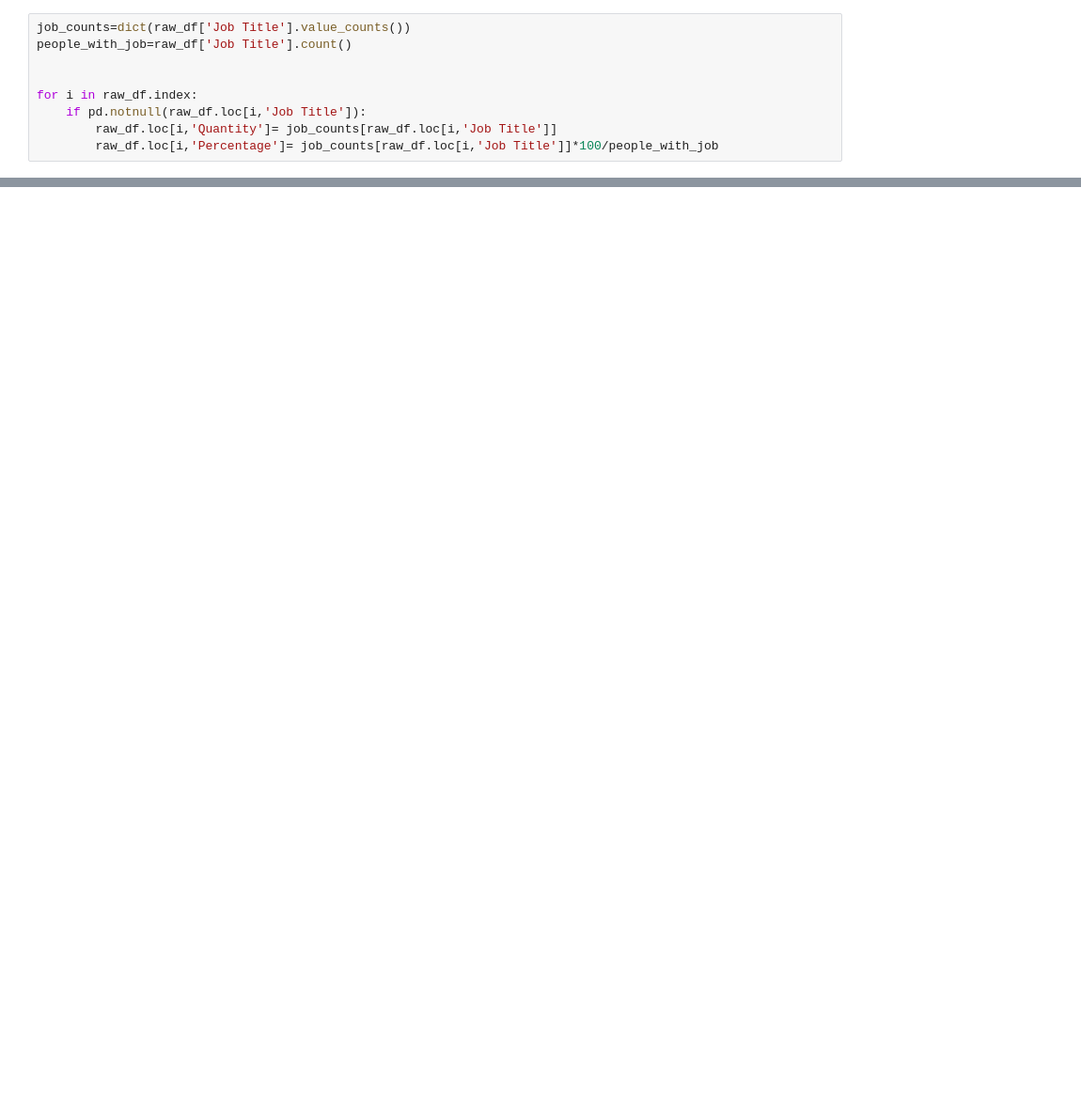
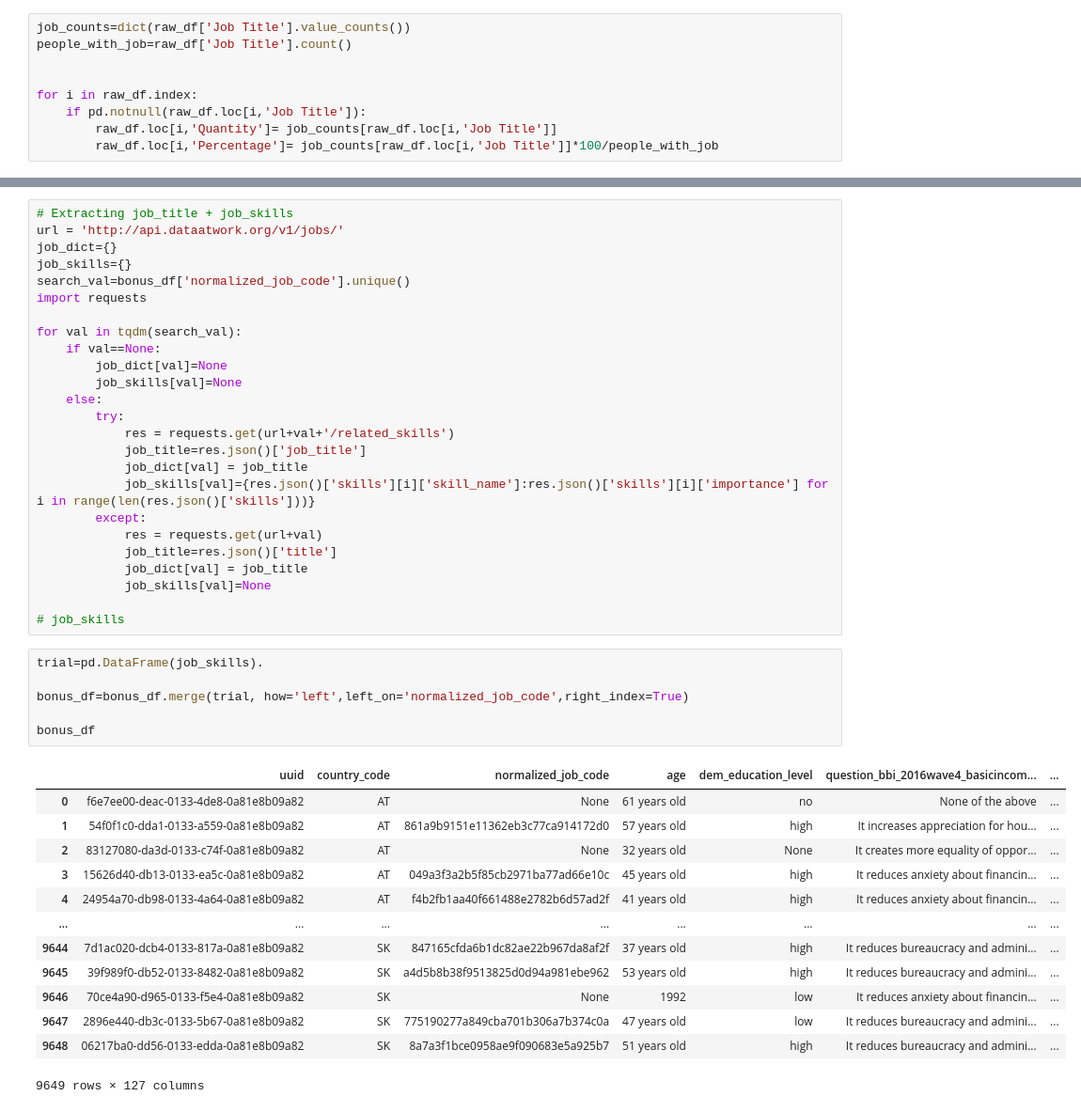
Before and after one commit to Alvaru89/project_m1, a Jupyter notebook: drafting.ipynb, the cells around one changed output, grey strips where cells are left out. Shown at 94% size. Cells and saved outputs as stored; diff of their text form; blank space fills up the shorter version.

Commit message:
all bonus completed

```diff
--- a/drafting.ipynb
+++ b/drafting.ipynb
@@ -203,0 +155,45 @@ while True:
+# %%
+# Extracting job_title + job_skills
+url = 'http://api.dataatwork.org/v1/jobs/'
+job_dict={}
+job_skills={}
+search_val=bonus_df['normalized_job_code'].unique()
+import requests
+
+for val in tqdm(search_val):
+    if val==None:
+        job_dict[val]=None
+        job_skills[val]=None
+    else:
+        try:
+            res = requests.get(url+val+'/related_skills')
+            job_title=res.json()['job_title']
+            job_dict[val] = job_title
+            job_skills[val]={res.json()['skills'][i]['skill_name']:res.json()['skills'][i]['importance'] for i in range(len(res.json()['skills']))}
+        except:
+            res = requests.get(url+val)
+            job_title=res.json()['title']
+            job_dict[val] = job_title
+            job_skills[val]=None
+
+# job_skills
+# %%
+trial=pd.DataFrame(job_skills).
+
+bonus_df=bonus_df.merge(trial, how='left',left_on='normalized_job_code',right_index=True)
+
+bonus_df
+# %% [output]
+|  | uuid | country_code | normalized_job_code | age | dem_education_level | question_bbi_2016wave4_basicincom... | ... |
+| 0 | f6e7ee00-deac-0133-4de8-0a81e8b09a82 | AT | None | 61 years old | no | None of the above | ... |
+| 1 | 54f0f1c0-dda1-0133-a559-0a81e8b09a82 | AT | 861a9b9151e11362eb3c77ca914172d0 | 57 years old | high | It increases appreciation for hou... | ... |
+| 2 | 83127080-da3d-0133-c74f-0a81e8b09a82 | AT | None | 32 years old | None | It creates more equality of oppor... | ... |
+| 3 | 15626d40-db13-0133-ea5c-0a81e8b09a82 | AT | 049a3f3a2b5f85cb2971ba77ad66e10c | 45 years old | high | It reduces anxiety about financin... | ... |
+| 4 | 24954a70-db98-0133-4a64-0a81e8b09a82 | AT | f4b2fb1aa40f661488e2782b6d57ad2f | 41 years old | high | It reduces anxiety about financin... | ... |
+| ... | ... | ... | ... | ... | ... | ... | ... |
+| 9644 | 7d1ac020-dcb4-0133-817a-0a81e8b09a82 | SK | 847165cfda6b1dc82ae22b967da8af2f | 37 years old | high | It reduces bureaucracy and admini... | ... |
+| 9645 | 39f989f0-db52-0133-8482-0a81e8b09a82 | SK | a4d5b8b38f9513825d0d94a981ebe962 | 53 years old | high | It reduces bureaucracy and admini... | ... |
+| 9646 | 70ce4a90-d965-0133-f5e4-0a81e8b09a82 | SK | None | 1992 | low | It reduces anxiety about financin... | ... |
+| 9647 | 2896e440-db3c-0133-5b67-0a81e8b09a82 | SK | 775190277a849cba701b306a7b374c0a | 47 years old | low | It reduces bureaucracy and admini... | ... |
+| 9648 | 06217ba0-dd56-0133-edda-0a81e8b09a82 | SK | 8a7a3f1bce0958ae9f090683e5a925b7 | 51 years old | high | It reduces bureaucracy and admini... | ... |
+9649 rows × 127 columns
```
Also changed, not shown: parts of 41 cells of this notebook, 10 other files.
